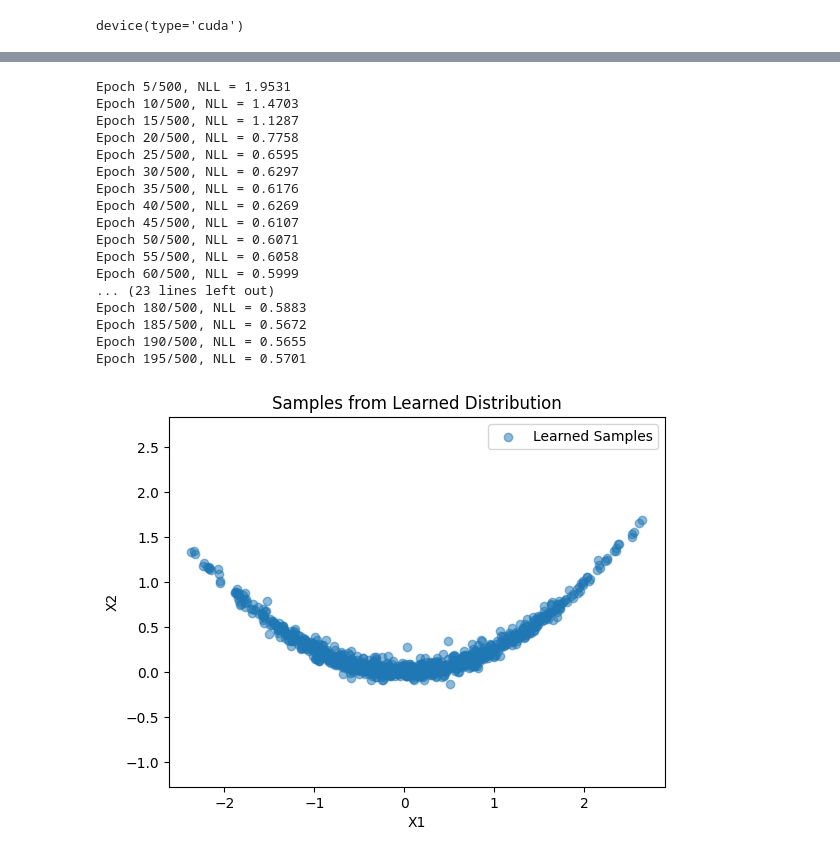
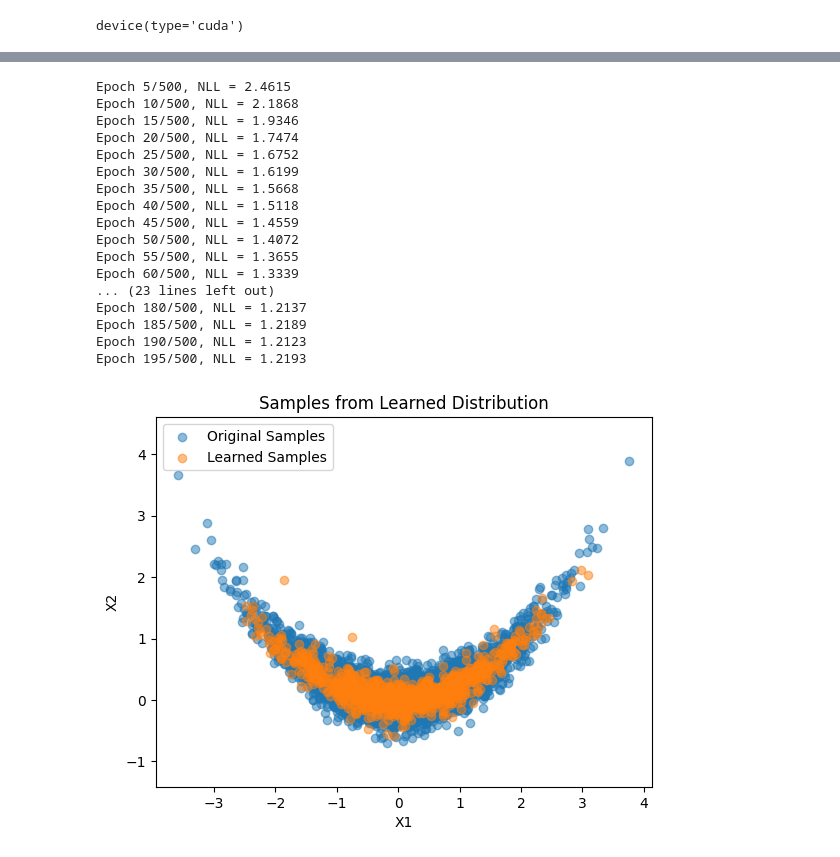
Before and after one commit to echen347/polymath25-ML, a Jupyter notebook: Untitled23.ipynb, the cells around one changed output, grey strips where cells are left out. Saved outputs shown, nothing was run; the diff lists cells and outputs as text; code cells hidden in the pictures.

```diff
--- a/Untitled23.ipynb
+++ b/Untitled23.ipynb
@@ -135,7 +135,7 @@ def inverse_flow(model, z, betas):
         z = z - beta * grad_F(model, z)
     return z
 # %%
-def sample_banana(n_samples=10000, sigma=1.0, noise=0.1):
+def sample_banana(n_samples=5000, sigma=1.0, noise=0.2):
     u = np.random.normal(0, sigma, size=n_samples)
     x1 = u
     x2 = (u**2)/4 + np.random.normal(0, noise, size=n_samples)
@@ -152,7 +152,7 @@ from torch.utils.data import DataLoader, TensorDataset
 
 X_tensor = torch.tensor(X, dtype=torch.float32)
 dataset = TensorDataset(X_tensor)
-dataloader = DataLoader(dataset, batch_size=1024, shuffle=True)
+dataloader = DataLoader(dataset, batch_size=512, shuffle=True)
 
 DIM = 2
 HIDDEN_DIMS = [16, 32, 16]
@@ -188,39 +188,39 @@ for epoch in range(1, 200):
 
         total_loss += loss.item() * x_batch.size(0)
 
-    #scheduler.step(total_loss / len(X_tensor))
+    scheduler.step(total_loss / len(X_tensor))
 
 
     if epoch % 5 == 0:
         print(f"Epoch {epoch}/500, NLL = {total_loss/len(X):.4f}")
 # %% [output]
-Epoch 5/500, NLL = 1.9531
-Epoch 10/500, NLL = 1.4703
-Epoch 15/500, NLL = 1.1287
-Epoch 20/500, NLL = 0.7758
-Epoch 25/500, NLL = 0.6595
-Epoch 30/500, NLL = 0.6297
-Epoch 35/500, NLL = 0.6176
-Epoch 40/500, NLL = 0.6269
-Epoch 45/500, NLL = 0.6107
-Epoch 50/500, NLL = 0.6071
-Epoch 55/500, NLL = 0.6058
-Epoch 60/500, NLL = 0.5999
+Epoch 5/500, NLL = 2.4615
+Epoch 10/500, NLL = 2.1868
+Epoch 15/500, NLL = 1.9346
+Epoch 20/500, NLL = 1.7474
+Epoch 25/500, NLL = 1.6752
+Epoch 30/500, NLL = 1.6199
+Epoch 35/500, NLL = 1.5668
+Epoch 40/500, NLL = 1.5118
+Epoch 45/500, NLL = 1.4559
+Epoch 50/500, NLL = 1.4072
+Epoch 55/500, NLL = 1.3655
+Epoch 60/500, NLL = 1.3339
 ... (23 lines left out)
-Epoch 180/500, NLL = 0.5883
-Epoch 185/500, NLL = 0.5672
-Epoch 190/500, NLL = 0.5655
-Epoch 195/500, NLL = 0.5701
+Epoch 180/500, NLL = 1.2137
+Epoch 185/500, NLL = 1.2189
+Epoch 190/500, NLL = 1.2123
+Epoch 195/500, NLL = 1.2193
 # %%
 flow_samples = inverse_flow(model, base.sample_n(1000), betas)
 flow_samples = flow_samples.detach().cpu().numpy()
+plt.scatter(X[:,0], X[:,1], alpha=0.5, label='Original Samples')
 plt.scatter(flow_samples[:,0], flow_samples[:,1], label='Learned Samples', alpha=0.5)
-#plt.scatter(X[:,0], X[:,1], alpha=0.5, label='Original Samples')
 plt.title('Samples from Learned Distribution')
 plt.xlabel('X1')
 plt.ylabel('X2')
 plt.legend()
 plt.axis('equal')
 plt.show()
 # %% [output]
-[figure, old version]
+[figure, new version]
```
Also changed, not shown: parts of 7 cells of this notebook.
